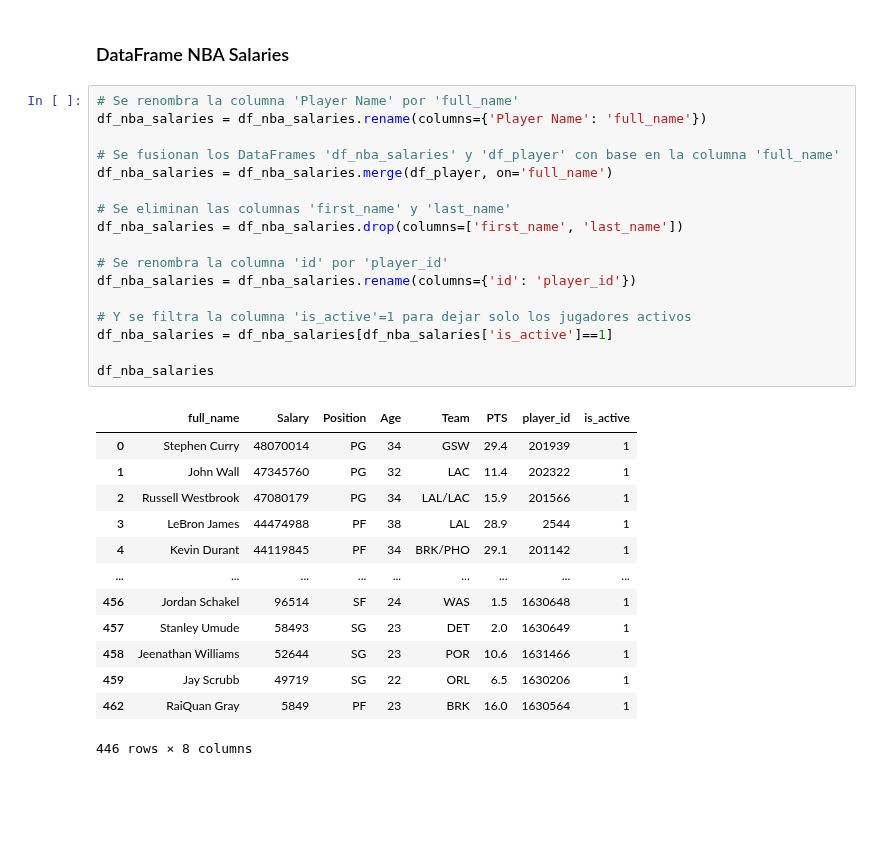
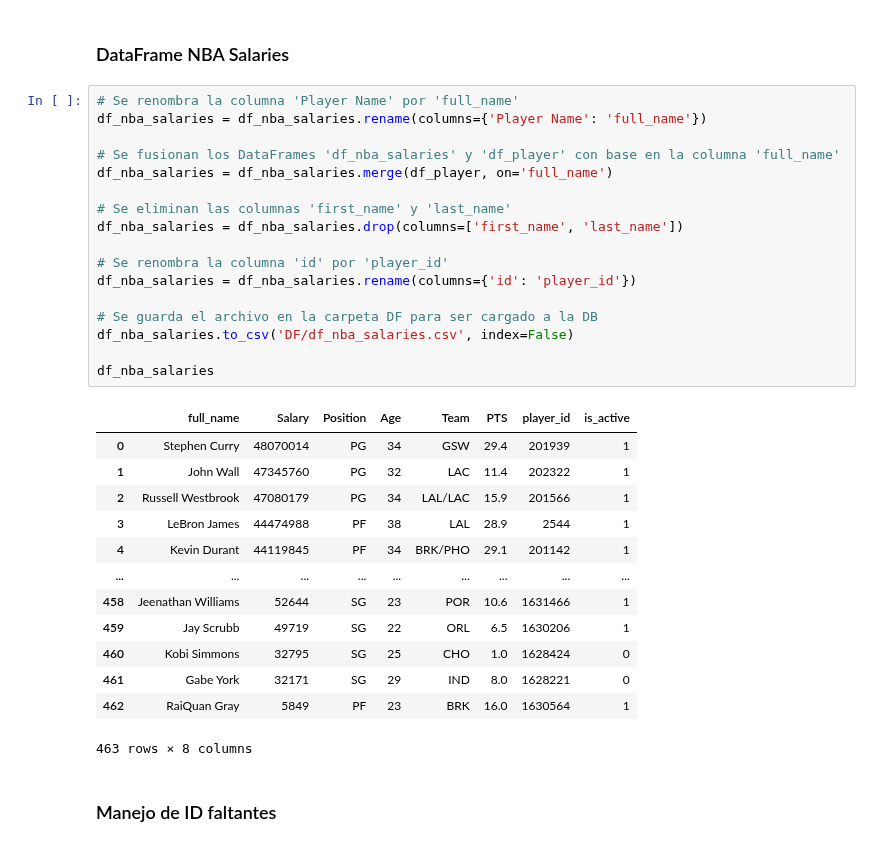
Before and after one commit to MorandiSantiago/PI, a Jupyter notebook: NBA/1. Creacion_DF.ipynb, the cells around one changed output. Drawn from its saved outputs; the diff is of its cells as text; blank space fills up the shorter version.

```diff
--- a/NBA/Creacion_DF.ipynb
+++ b/NBA/1. Creacion_DF.ipynb
@@ -205,31 +218,33 @@ df_other_stats
 # %%
 # Se renombra la columna 'Player Name' por 'full_name'
 df_nba_salaries = df_nba_salaries.rename(columns={'Player Name': 'full_name'})
 
 # Se fusionan los DataFrames 'df_nba_salaries' y 'df_player' con base en la columna 'full_name'
 df_nba_salaries = df_nba_salaries.merge(df_player, on='full_name')
 
 # Se eliminan las columnas 'first_name' y 'last_name'
 df_nba_salaries = df_nba_salaries.drop(columns=['first_name', 'last_name'])
 
 # Se renombra la columna 'id' por 'player_id'
 df_nba_salaries = df_nba_salaries.rename(columns={'id': 'player_id'})
 
-# Y se filtra la columna 'is_active'=1 para dejar solo los jugadores activos
-df_nba_salaries = df_nba_salaries[df_nba_salaries['is_active']==1]
+# Se guarda el archivo en la carpeta DF para ser cargado a la DB
+df_nba_salaries.to_csv('DF/df_nba_salaries.csv', index=False)
 
 df_nba_salaries
 # %% [output]
 |  | full_name | Salary | Position | Age | Team | PTS | player_id | is_active |
 | 0 | Stephen Curry | 48070014 | PG | 34 | GSW | 29.4 | 201939 | 1 |
 | 1 | John Wall | 47345760 | PG | 32 | LAC | 11.4 | 202322 | 1 |
 | 2 | Russell Westbrook | 47080179 | PG | 34 | LAL/LAC | 15.9 | 201566 | 1 |
 | 3 | LeBron James | 44474988 | PF | 38 | LAL | 28.9 | 2544 | 1 |
 | 4 | Kevin Durant | 44119845 | PF | 34 | BRK/PHO | 29.1 | 201142 | 1 |
 | ... | ... | ... | ... | ... | ... | ... | ... | ... |
-| 456 | Jordan Schakel | 96514 | SF | 24 | WAS | 1.5 | 1630648 | 1 |
-| 457 | Stanley Umude | 58493 | SG | 23 | DET | 2.0 | 1630649 | 1 |
 | 458 | Jeenathan Williams | 52644 | SG | 23 | POR | 10.6 | 1631466 | 1 |
 | 459 | Jay Scrubb | 49719 | SG | 22 | ORL | 6.5 | 1630206 | 1 |
+| 460 | Kobi Simmons | 32795 | SG | 25 | CHO | 1.0 | 1628424 | 0 |
+| 461 | Gabe York | 32171 | SG | 29 | IND | 8.0 | 1628221 | 0 |
 | 462 | RaiQuan Gray | 5849 | PF | 23 | BRK | 16.0 | 1630564 | 1 |
-446 rows × 8 columns
+463 rows × 8 columns
+# %% [markdown]
+### Manejo de ID faltantes
```
Also changed, not shown: parts of 6 cells of this notebook, 6 other files.
